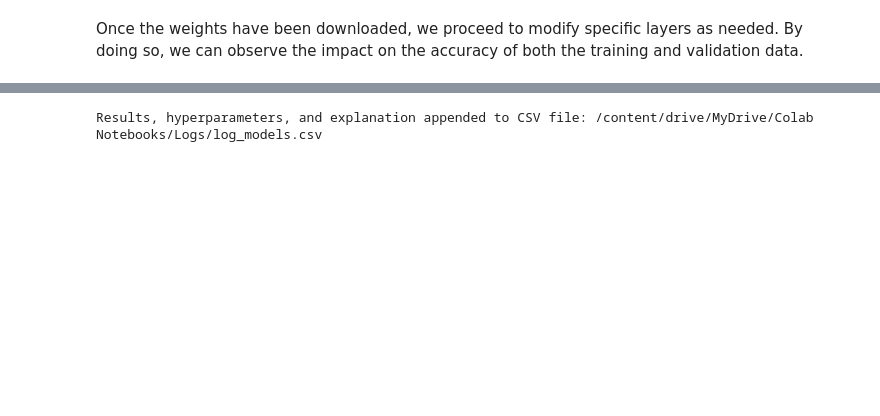
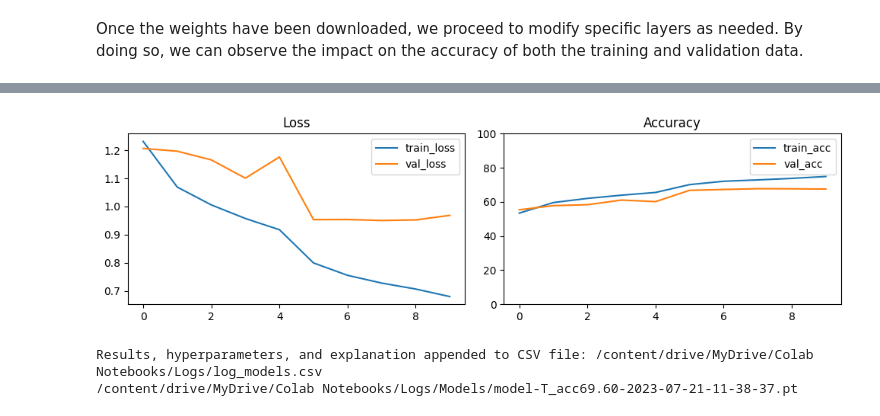
Before and after one commit to alaeimo/NMA_DL_FER, a Jupyter notebook: NMA_DL_FER.ipynb, the cells around one changed output, grey strips where cells are left out. Saved outputs shown, nothing was run; the diff lists cells and outputs as text; code cells hidden in the pictures; blank space fills up the shorter version.

```diff
--- a/NMA_DL_FER.ipynb
+++ b/NMA_DL_FER.ipynb
@@ -387,21 +414,0 @@ def test(net, epoch, out_model_name, use_cuda=True, pbar=None):
-# %%
-# @title History class to save accuracy and loss during the training process
-class History:
-  def __init__(self):
-    self.train_acc = []
-    self.validation_acc = []
-    self.test_acc = []
-    self.train_loss = []
-    self.validation_loss = []
-    self.test_loss = []
-
-  def append_results(self, loss, acc, split):
-    if split == "train":
-      self.train_loss.append(loss)
-      self.train_acc.append(acc)
-    if split == "validation":
-      self.validation_loss.append(loss)
-      self.validation_acc.append(acc)
-    if split == "test":
-      self.test_loss.append(loss)
-      self.test_acc.append(acc)
@@ -453,3 +459,7 @@ Saving..
+# %%
+history.plot()
+# %% [output]
+[figure, added]
 # %%
 # save this training in log file and save the model.
 all_hparam = {
@@ -460,18 +470,22 @@ all_hparam = {
     'loss_function' : criterion,
 }
 model_results = {
-    'model' : summary(resnet_model, input_size=(1, 3, 48, 48)),
+    'model' : summary(model, input_size=(1, 3, image_size, image_size)),
     'mean_train_loss' : np.mean(history.train_loss),
     'mean_train_acc' : np.mean(history.train_acc),
     'std_train_acc' : np.std(history.train_acc),
     'mean_validation_loss': np.mean(history.validation_loss),
     'mean_validation_acc' : np.mean(history.validation_acc),
-    'std_validation_acc' : np.std(history.train_acc),
+    'std_validation_acc' : np.std(history.validation_acc),
+    'test_loss': test_loss,
+    'test_acc' : test_acc
 }
-explain_text = "Just add a layer"
+explain_text = "-Add a layer to resnet -Adaprive learning rate"
 log(all_hparam,model_results,explain_text,log_file_path)
 
-model_path = os.path.join(model_directory,"model"+str(datetime.now())+".pt")
-torch.save(resnet_model, model_path)
+model_path = os.path.join(model_directory ,f"model-T_acc{test_acc:.2f}-{datetime.now().strftime('%Y-%m-%d-%H-%M-%S')}.pt")
+print(model_path)
+torch.save(model, model_path)
 # %% [output]
 Results, hyperparameters, and explanation appended to CSV file: /content/drive/MyDrive/Colab Notebooks/Logs/log_models.csv
+/content/drive/MyDrive/Colab Notebooks/Logs/Models/model-T_acc69.60-2023-07-21-11-38-37.pt
```
Also changed, not shown: parts of 40 cells of this notebook.
